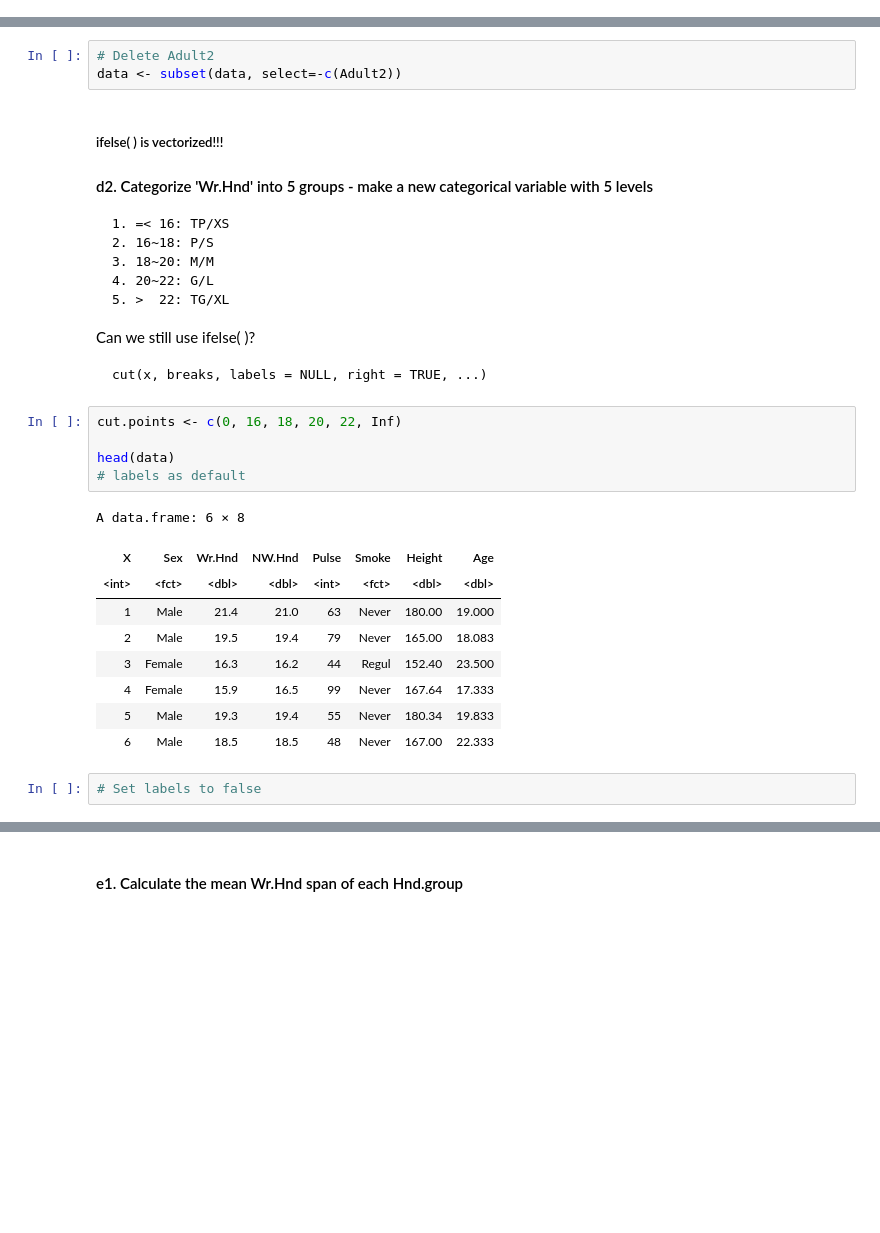
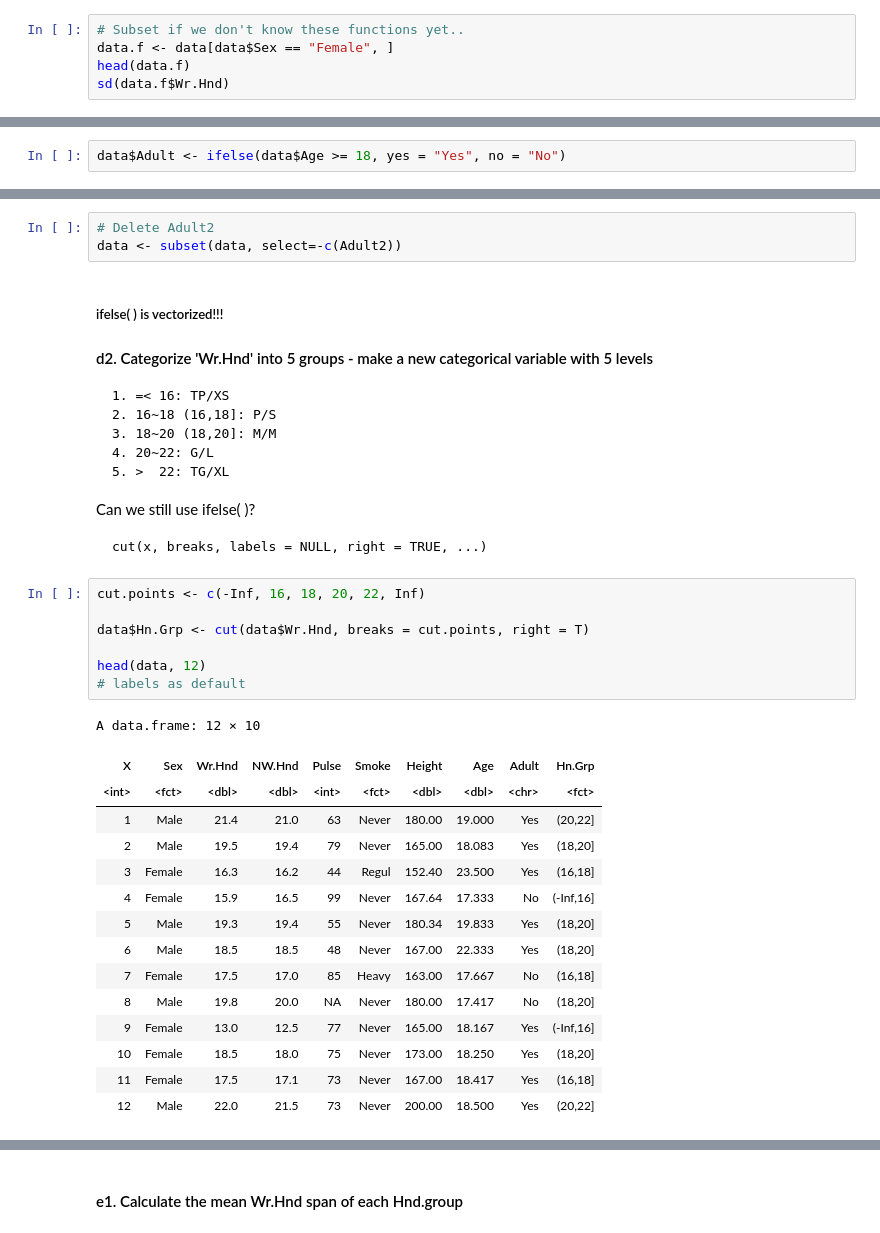
Before and after one commit to McGill-MiCM/MiCM2020, a Jupyter notebook: Efficiency_LY_20200307.ipynb, the cells around one changed output, grey strips where cells are left out. Drawn from its saved outputs; the diff is of its cells as text; blank space fills up the shorter version.

```diff
--- a/Efficiency_LY_20200307.ipynb
+++ b/Efficiency_LY_20200307.ipynb
@@ -422,0 +647,5 @@ summary(data)
+# %%
+# Subset if we don't know these functions yet..
+data.f <- data[data$Sex == "Female", ]
+head(data.f)
+sd(data.f$Wr.Hnd)
@@ -454,6 +843,8 @@ ifelse(vec>3, yes = "big", no = "small")
 # %% [output]
 [1] 1 2 3 4 5
 [1] "small" "small" "small" "big"   "big"
+# %%
+data$Adult <- ifelse(data$Age >= 18, yes = "Yes", no = "No")
 # %% [markdown]
 ##### R has if (test) {opt1} else {opt2}, what is the advantage of ifelse( )?
 # %%
@@ -482,27 +873,33 @@ data <- subset(data, select=-c(Adult2))
 ##### ifelse( ) is vectorized!!!
 #### d2. Categorize 'Wr.Hnd' into 5 groups - make a new categorical variable with 5 levels
     1. =< 16: TP/XS
-    2. 16~18: P/S
-    3. 18~20: M/M
+    2. 16~18 (16,18]: P/S
+    3. 18~20 (18,20]: M/M
     4. 20~22: G/L
     5. >  22: TG/XL
 Can we still use ifelse( )?
 
     cut(x, breaks, labels = NULL, right = TRUE, ...)
 # %%
-cut.points <- c(0, 16, 18, 20, 22, Inf)
+cut.points <- c(-Inf, 16, 18, 20, 22, Inf)
 
-head(data)
+data$Hn.Grp <- cut(data$Wr.Hnd, breaks = cut.points, right = T)
+
+head(data, 12)
 # labels as default
 # %% [output]
-A data.frame: 6 × 8
+A data.frame: 12 × 10
-| X | Sex | Wr.Hnd | NW.Hnd | Pulse | Smoke | Height | Age |
-| <int> | <fct> | <dbl> | <dbl> | <int> | <fct> | <dbl> | <dbl> |
-| 1 | Male | 21.4 | 21.0 | 63 | Never | 180.00 | 19.000 |
-| 2 | Male | 19.5 | 19.4 | 79 | Never | 165.00 | 18.083 |
-| 3 | Female | 16.3 | 16.2 | 44 | Regul | 152.40 | 23.500 |
-| 4 | Female | 15.9 | 16.5 | 99 | Never | 167.64 | 17.333 |
-| 5 | Male | 19.3 | 19.4 | 55 | Never | 180.34 | 19.833 |
-| 6 | Male | 18.5 | 18.5 | 48 | Never | 167.00 | 22.333 |
+| X | Sex | Wr.Hnd | NW.Hnd | Pulse | Smoke | Height | Age | Adult | Hn.Grp |
+| <int> | <fct> | <dbl> | <dbl> | <int> | <fct> | <dbl> | <dbl> | <chr> | <fct> |
+| 1 | Male | 21.4 | 21.0 | 63 | Never | 180.00 | 19.000 | Yes | (20,22] |
+| 2 | Male | 19.5 | 19.4 | 79 | Never | 165.00 | 18.083 | Yes | (18,20] |
+| 3 | Female | 16.3 | 16.2 | 44 | Regul | 152.40 | 23.500 | Yes | (16,18] |
+| 4 | Female | 15.9 | 16.5 | 99 | Never | 167.64 | 17.333 | No | (-Inf,16] |
+| 5 | Male | 19.3 | 19.4 | 55 | Never | 180.34 | 19.833 | Yes | (18,20] |
+| 6 | Male | 18.5 | 18.5 | 48 | Never | 167.00 | 22.333 | Yes | (18,20] |
+| 7 | Female | 17.5 | 17.0 | 85 | Heavy | 163.00 | 17.667 | No | (16,18] |
+| 8 | Male | 19.8 | 20.0 | NA | Never | 180.00 | 17.417 | No | (18,20] |
+| 9 | Female | 13.0 | 12.5 | 77 | Never | 165.00 | 18.167 | Yes | (-Inf,16] |
+| 10 | Female | 18.5 | 18.0 | 75 | Never | 173.00 | 18.250 | Yes | (18,20] |
+| 11 | Female | 17.5 | 17.1 | 73 | Never | 167.00 | 18.417 | Yes | (16,18] |
+| 12 | Male | 22.0 | 21.5 | 73 | Never | 200.00 | 18.500 | Yes | (20,22] |
-# %%
-# Set labels to false
```
Also changed, not shown: parts of 85 cells of this notebook, 3 other files.
